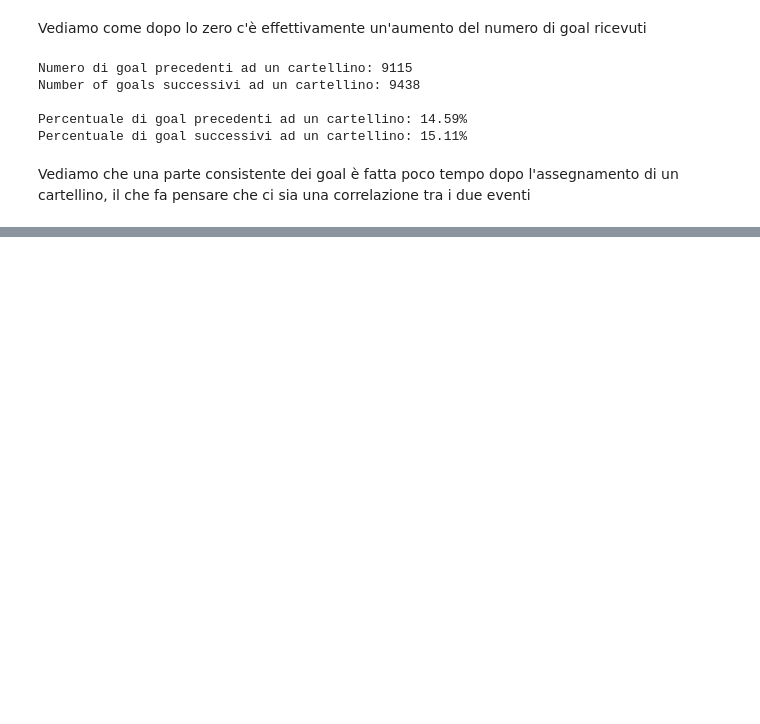
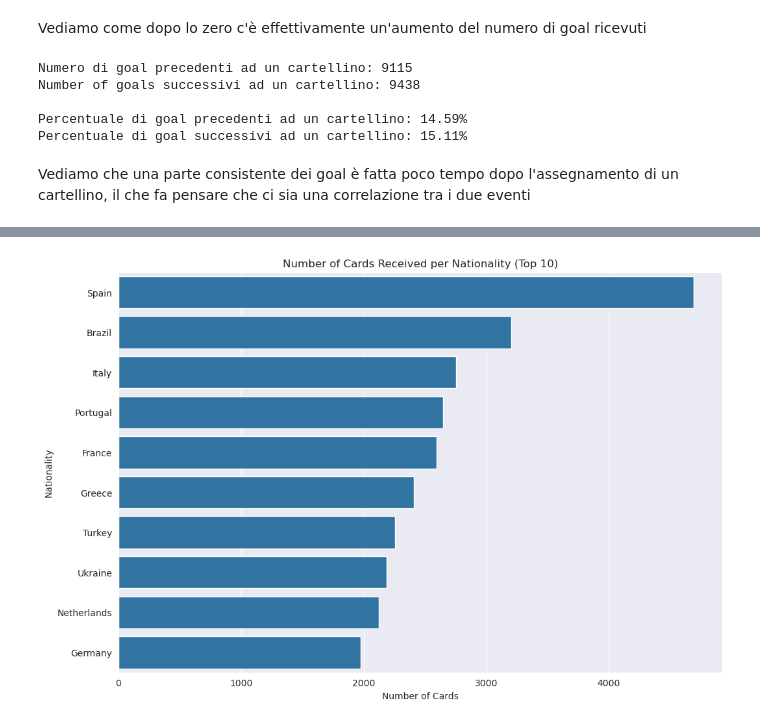
Before and after one commit to IUM-TWEB/Footbrawl, a Jupyter notebook: DataAnalytics/CardImpact.ipynb, the cells around one changed output, grey strips where cells are left out. Saved outputs shown, nothing was run; the diff lists cells and outputs as text; code cells hidden in the pictures; blank space fills up the shorter version.

```diff
--- a/DataAnalytics/CardImpact.ipynb
+++ b/DataAnalytics/CardImpact.ipynb
@@ -10,6 +10,13 @@ L'obbiettivo di questa analisi è mostrare/vedere l'impatto dei cartellini rossi
 # Load data from CSV files
 games = pd.read_csv('./data/games.csv')
 game_events = pd.read_csv('./data/game_events.csv')
+players = pd.read_csv('./data/players.csv')
+competitions = pd.read_csv('./data/competitions.csv')
+
+games_df = pd.read_csv('./data/transformed_games2.csvcsv')
+
+card_events = game_events[game_events['type'] == 'Cards']
+goal_events = game_events[game_events['type'] == 'Goals']
 
 game_events
 # %% [output]
@@ -289,0 +294,16 @@ Vediamo che una parte consistente dei goal è fatta poco tempo dopo l'assegnamen
+# %%
+player_cards = card_events.merge(players[['player_id', 'country_of_citizenship']], left_on='player_id', right_on='player_id')
+
+# Contare il numero di cartellini per nazionalità
+cards_per_nationality = player_cards['country_of_citizenship'].value_counts().reset_index()
+cards_per_nationality.columns = ['country_of_citizenship', 'number_of_cards']
+
+# Grafico a barre per visualizzare il numero di cartellini per nazionalità
+plt.figure(figsize=(12, 8))
+sns.barplot(x='number_of_cards', y='country_of_citizenship', data=cards_per_nationality.head(10))
+plt.title('Number of Cards Received per Nationality (Top 10)')
+plt.xlabel('Number of Cards')
+plt.ylabel('Nationality')
+plt.show()
+# %% [output]
+[figure, added]
```
Also changed, not shown: parts of 8 cells of this notebook.
